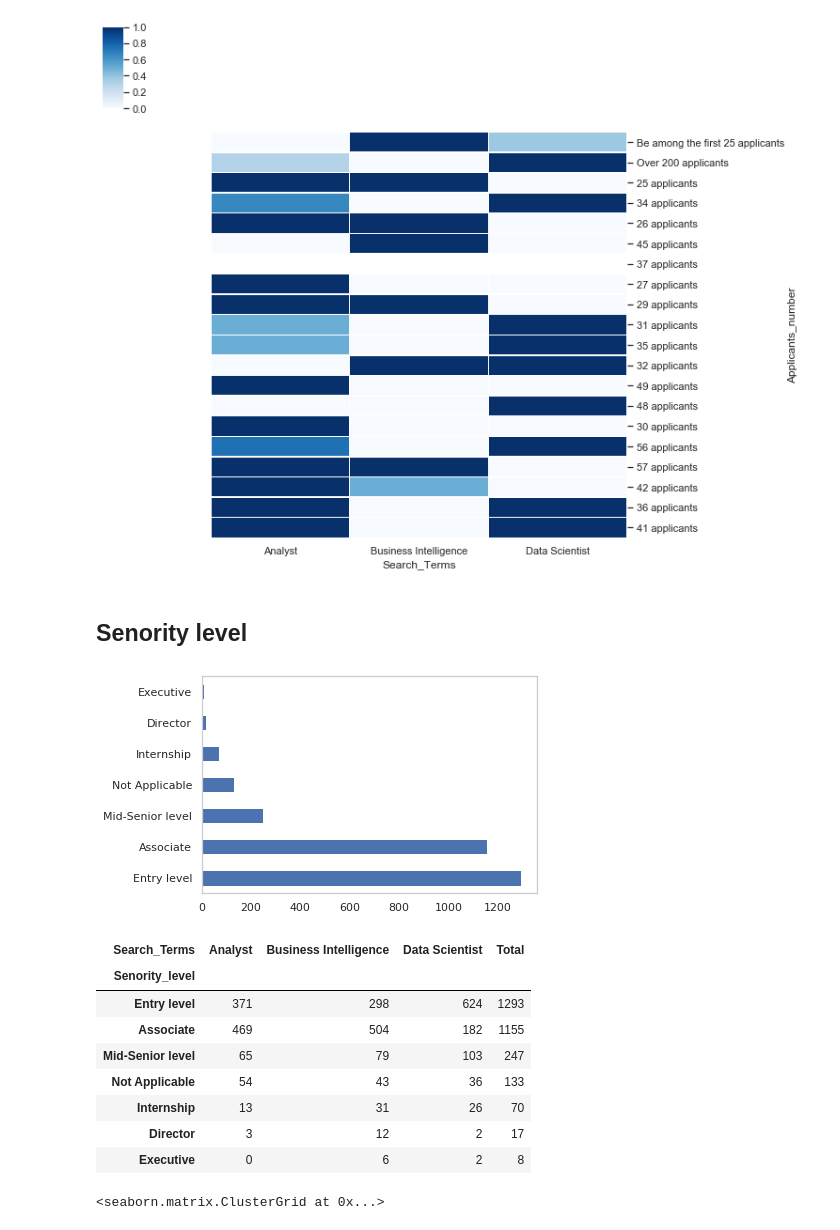
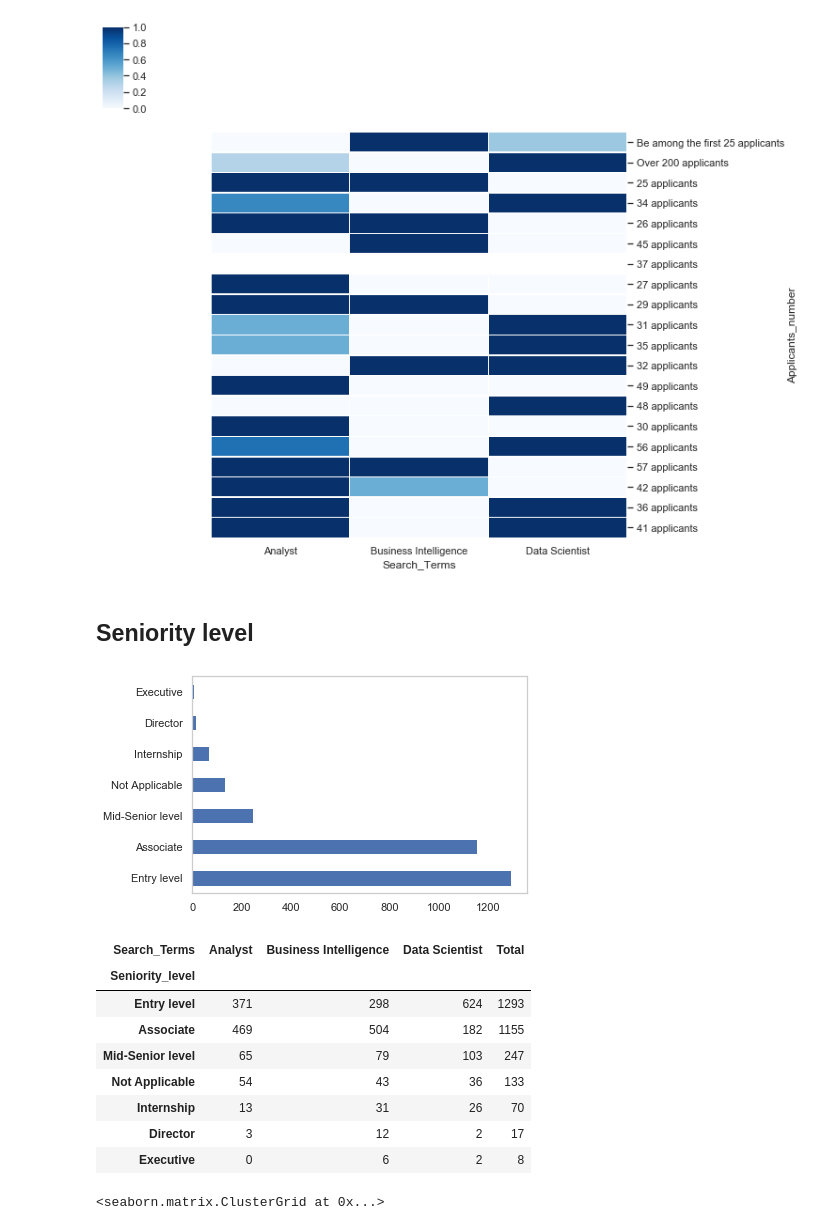
Before and after one commit to arnimpdm/Blog_article_TDWI_job_market_Analyst_BI_Data_Science-Germany, a Jupyter notebook: Article_TDWI_publish.ipynb, the cells around one changed output. Cells and saved outputs as stored; diff of their text form; code cells hidden in the pictures.

```diff
--- a/Article_TDWI_publish.ipynb
+++ b/Article_TDWI_publish.ipynb
@@ -62,7 +62,7 @@ Job_list['Description_words_amount'] = Job_list['Description'].apply(lambda x: l
 Job_list['Description_len'] = Job_list['Description'].apply(len)
 
 #Seniority Level
-Job_list['Senority_level'] = Job_list['Texts'].str.split("Seniority level;", n = 1, expand = True)[1].str.split(";Employment type", n = 1, expand = True)[0]
+Job_list['Seniority_level'] = Job_list['Texts'].str.split("Seniority level;", n = 1, expand = True)[1].str.split(";Employment type", n = 1, expand = True)[0]
 
 #Employment Type
 Job_list['Employment_type'] = Job_list['Texts'].str.split("Employment type;", n = 1, expand = True)[1].str.split(";Job function", n = 1, expand = True)[0]
@@ -344,20 +344,20 @@ sns.clustermap(grouped[:20], cmap="Blues", linewidth=.5, standard_scale=0, col_c
 <seaborn.matrix.ClusterGrid at 0x...>
 [figure]
 # %% [markdown]
-## Senority level
+## Seniority level
 # %%
-Job_list.Senority_level.value_counts().sort_values(ascending=False)[:20].plot(kind="barh")
+Job_list.Seniority_level.value_counts().sort_values(ascending=False)[:20].plot(kind="barh")
 plt.show()
 # %% [output]
-[figure, old version]
+[figure, new version]
 # %%
-grouped = pd.crosstab(Job_list.Senority_level, Job_list.Search_Terms)
+grouped = pd.crosstab(Job_list.Seniority_level, Job_list.Search_Terms)
 grouped["Total"] = grouped["Analyst"] + grouped["Business Intelligence"] + grouped["Data Scientist"]
 grouped = grouped.sort_values('Total', ascending=False)
 grouped
 # %% [output]
 | Search_Terms | Analyst | Business Intelligence | Data Scientist | Total |
-| Senority_level |  |  |  |  |
+| Seniority_level |  |  |  |  |
 | Entry level | 371 | 298 | 624 | 1293 |
 | Associate | 469 | 504 | 182 | 1155 |
 | Mid-Senior level | 65 | 79 | 103 | 247 |
```
Also changed, not shown: parts of 9 cells of this notebook.
